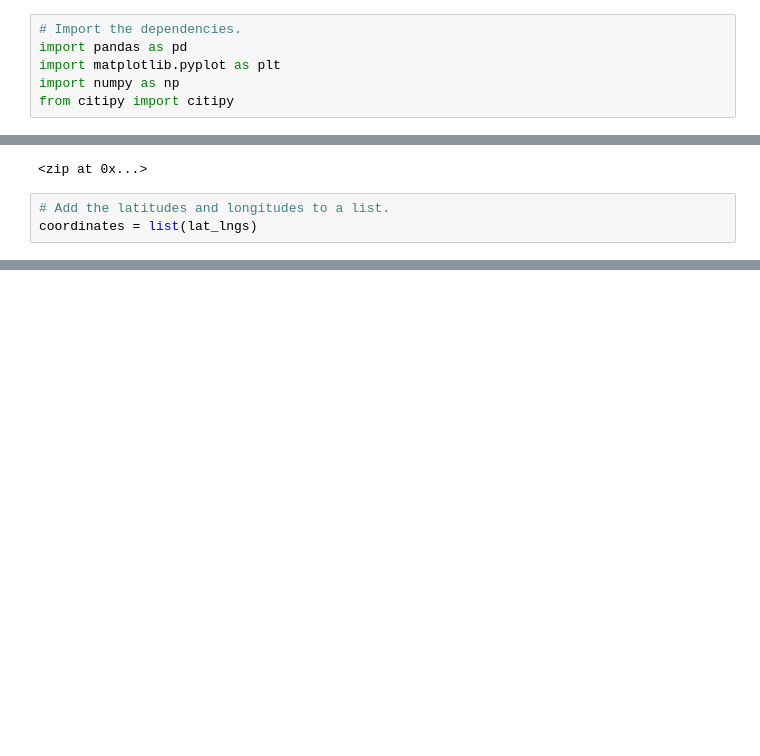
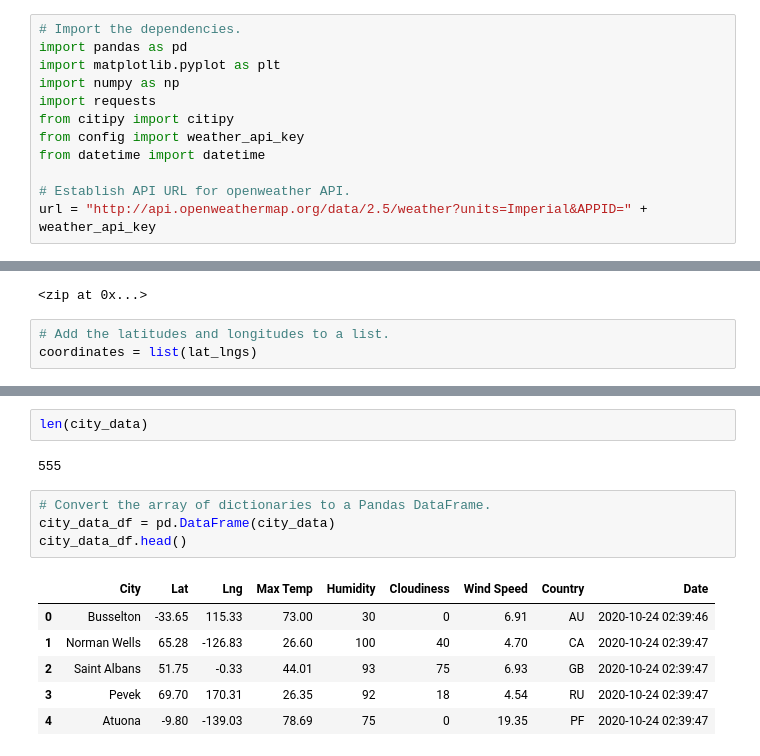
Before and after one commit to MattK1454/World_Weather_Analysis, a Jupyter notebook: WeatherPy.ipynb, the cells around one changed output, grey strips where cells are left out. Saved outputs shown, nothing was run; the diff lists cells and outputs as text; blank space fills up the shorter version.

Commit message:
Weather Data for cities.

```diff
--- a/WeatherPy.ipynb
+++ b/WeatherPy.ipynb
@@ -3,7 +3,13 @@
 import pandas as pd
 import matplotlib.pyplot as plt
 import numpy as np
+import requests
 from citipy import citipy
+from config import weather_api_key
+from datetime import datetime
+
+# Establish API URL for openweather API.
+url = "http://api.openweathermap.org/data/2.5/weather?units=Imperial&APPID=" + weather_api_key
 # %%
 # Create a set of random latitude and longitude combinations.
 lats = np.random.uniform(low=-90.000, high=90.000, size=1500)
@@ -32,0 +117,15 @@ len(cities)
+# %%
+len(city_data)
+# %% [output]
+555
+# %%
+# Convert the array of dictionaries to a Pandas DataFrame.
+city_data_df = pd.DataFrame(city_data)
+city_data_df.head()
+# %% [output]
+|  | City | Lat | Lng | Max Temp | Humidity | Cloudiness | Wind Speed | Country | Date |
+| 0 | Busselton | -33.65 | 115.33 | 73.00 | 30 | 0 | 6.91 | AU | 2020-10-24 02:39:46 |
+| 1 | Norman Wells | 65.28 | -126.83 | 26.60 | 100 | 40 | 4.70 | CA | 2020-10-24 02:39:47 |
+| 2 | Saint Albans | 51.75 | -0.33 | 44.01 | 93 | 75 | 6.93 | GB | 2020-10-24 02:39:47 |
+| 3 | Pevek | 69.70 | 170.31 | 26.35 | 92 | 18 | 4.54 | RU | 2020-10-24 02:39:47 |
+| 4 | Atuona | -9.80 | -139.03 | 78.69 | 75 | 0 | 19.35 | PF | 2020-10-24 02:39:47 |
```
Also changed, not shown: parts of 4 cells of this notebook, 4 other files.
